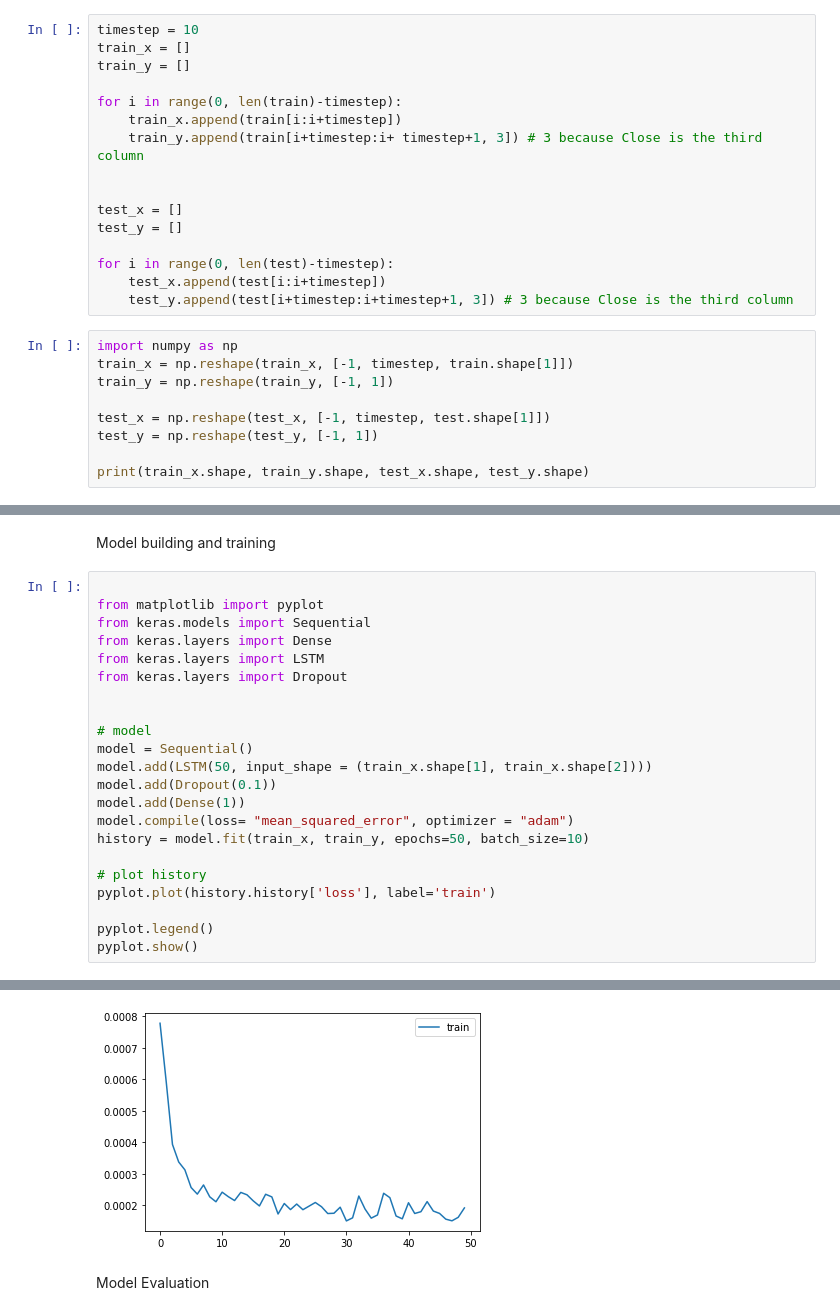
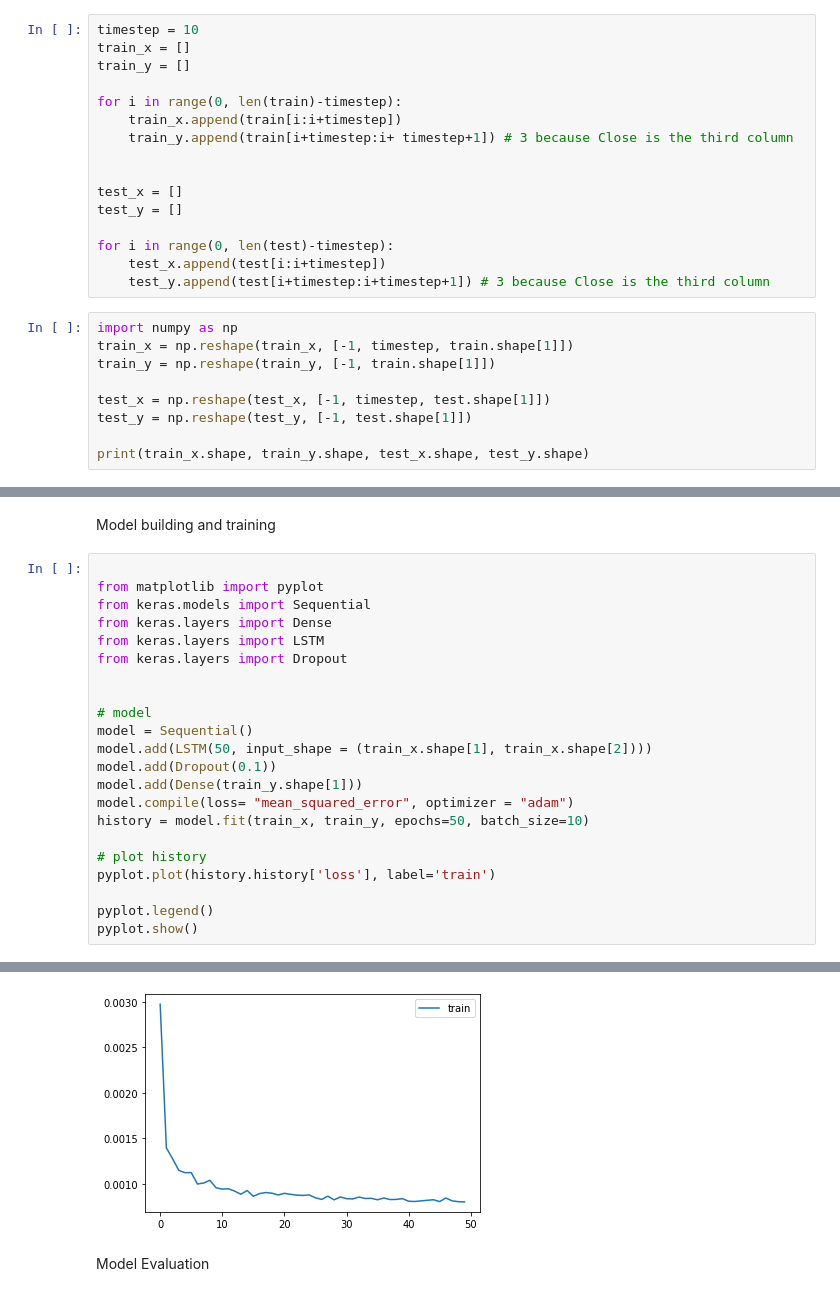
Before and after one commit to apekshapriya/Bitcoin-Price-Prediction, a Jupyter notebook: BTC_prediction.ipynb, the cells around one changed output, grey strips where cells are left out. Drawn from its saved outputs; the diff is of its cells as text.

```diff
--- a/BTC_prediction.ipynb
+++ b/BTC_prediction.ipynb
@@ -182,7 +184,7 @@ train_y = []
 
 for i in range(0, len(train)-timestep):
     train_x.append(train[i:i+timestep])
-    train_y.append(train[i+timestep:i+ timestep+1, 3]) # 3 because Close is the third column
+    train_y.append(train[i+timestep:i+ timestep+1]) # 3 because Close is the third column
 
 
 test_x = []
@@ -190,14 +192,14 @@ test_y = []
 
 for i in range(0, len(test)-timestep):
     test_x.append(test[i:i+timestep])
-    test_y.append(test[i+timestep:i+timestep+1, 3]) # 3 because Close is the third column
+    test_y.append(test[i+timestep:i+timestep+1]) # 3 because Close is the third column
 # %%
 import numpy as np
 train_x = np.reshape(train_x, [-1, timestep, train.shape[1]])
-train_y = np.reshape(train_y, [-1, 1])
+train_y = np.reshape(train_y, [-1, train.shape[1]])
 
 test_x = np.reshape(test_x, [-1, timestep, test.shape[1]])
-test_y = np.reshape(test_y, [-1, 1])
+test_y = np.reshape(test_y, [-1, test.shape[1]])
 
 print(train_x.shape, train_y.shape, test_x.shape, test_y.shape)
 # %% [output]
@@ -217,7 +219,7 @@ from keras.layers import Dropout
 model = Sequential()
 model.add(LSTM(50, input_shape = (train_x.shape[1], train_x.shape[2])))
 model.add(Dropout(0.1))
-model.add(Dense(1))
+model.add(Dense(train_y.shape[1]))
 model.compile(loss= "mean_squared_error", optimizer = "adam")
 history = model.fit(train_x, train_y, epochs=50, batch_size=10)
 
@@ -247,4 +249,4 @@ Epoch 50/50
-[figure, old version]
+[figure, new version]
 # %% [markdown]
 Model Evaluation
 # %%
```
Also changed, not shown: parts of 17 cells of this notebook, 1 other file.
